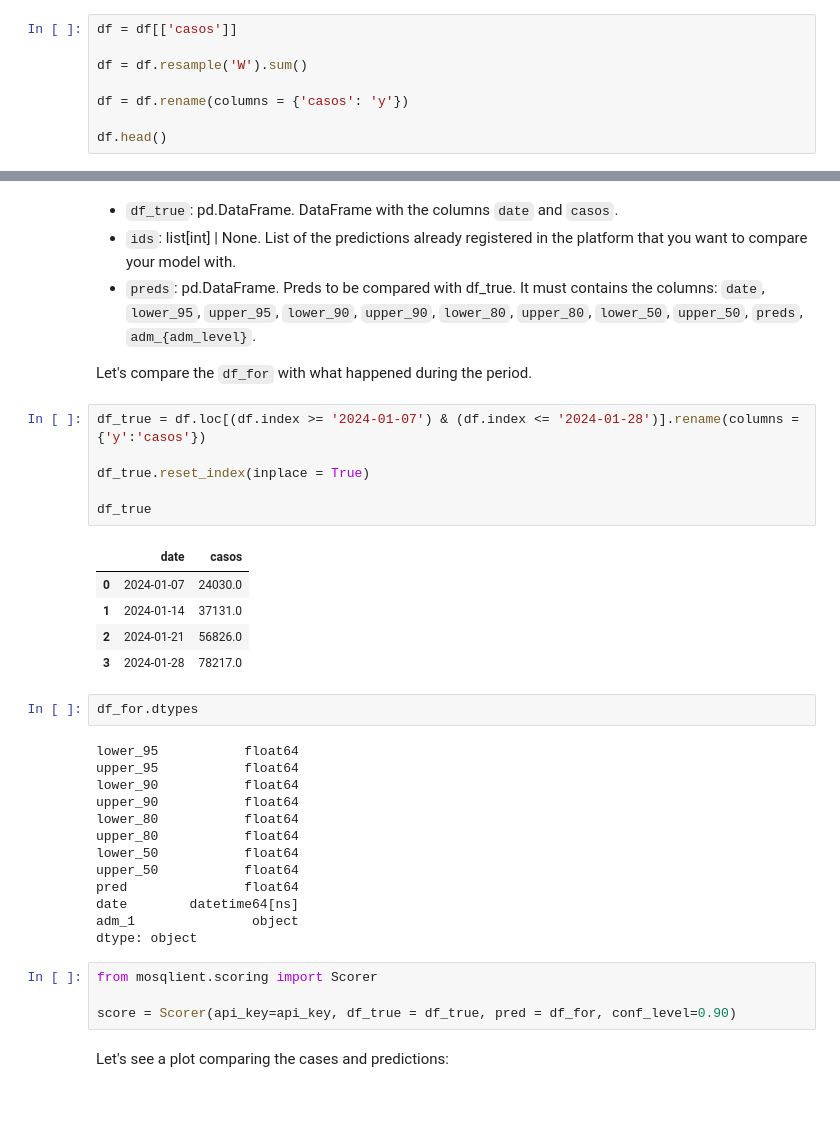
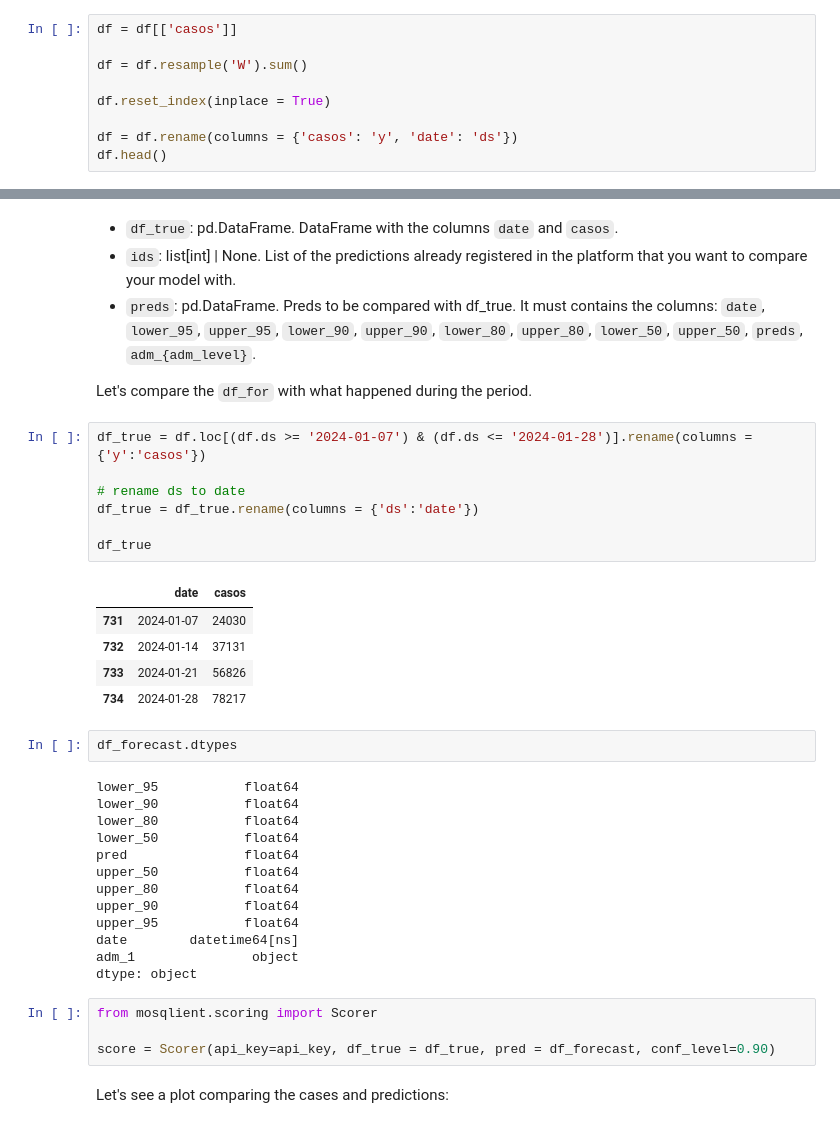
Before and after one commit to Mosqlimate-project/sprint-template-2025, a Jupyter notebook: Demo Notebooks/Python demo.ipynb, the cells around one changed output, grey strips where cells are left out. Saved outputs shown, nothing was run; the diff lists cells and outputs as text.

```diff
--- a/Demo Notebooks/Python demo.ipynb
+++ b/Demo Notebooks/Python demo.ipynb
@@ -39,7 +48,8 @@ df = df[['casos']]
 
 df = df.resample('W').sum()
 
-df = df.rename(columns = {'casos': 'y'})
+df.reset_index(inplace = True)
 
+df = df.rename(columns = {'casos': 'y', 'date': 'ds'})
 df.head()
 # %% [output]
@@ -251,36 +274,37 @@ But in summary it takes as input the parameters:
 
 Let's compare the `df_for` with what happened during the period.
 # %%
-df_true = df.loc[(df.index >= '2024-01-07') & (df.index <= '2024-01-28')].rename(columns = {'y':'casos'})
+df_true = df.loc[(df.ds >= '2024-01-07') & (df.ds <= '2024-01-28')].rename(columns = {'y':'casos'})
 
-df_true.reset_index(inplace = True)
+# rename ds to date
+df_true = df_true.rename(columns = {'ds':'date'})
 
 df_true
 # %% [output]
 |  | date | casos |
-| 0 | 2024-01-07 | 24030.0 |
-| 1 | 2024-01-14 | 37131.0 |
-| 2 | 2024-01-21 | 56826.0 |
-| 3 | 2024-01-28 | 78217.0 |
+| 731 | 2024-01-07 | 24030 |
+| 732 | 2024-01-14 | 37131 |
+| 733 | 2024-01-21 | 56826 |
+| 734 | 2024-01-28 | 78217 |
 # %%
-df_for.dtypes
+df_forecast.dtypes
 # %% [output]
 lower_95           float64
+lower_90           float64
+lower_80           float64
+lower_50           float64
+pred               float64
+upper_50           float64
+upper_80           float64
+upper_90           float64
 upper_95           float64
-lower_90           float64
-upper_90           float64
-lower_80           float64
-upper_80           float64
-lower_50           float64
-upper_50           float64
-pred               float64
 date        datetime64[ns]
 adm_1               object
 dtype: object
 # %%
 from mosqlient.scoring import Scorer
 
-score = Scorer(api_key=api_key, df_true = df_true, pred = df_for, conf_level=0.90)
+score = Scorer(api_key=api_key, df_true = df_true, pred = df_forecast, conf_level=0.90)
 # %% [markdown]
 Let's see a plot comparing the cases and predictions:
 # %%
```
Also changed, not shown: parts of 22 cells of this notebook.
